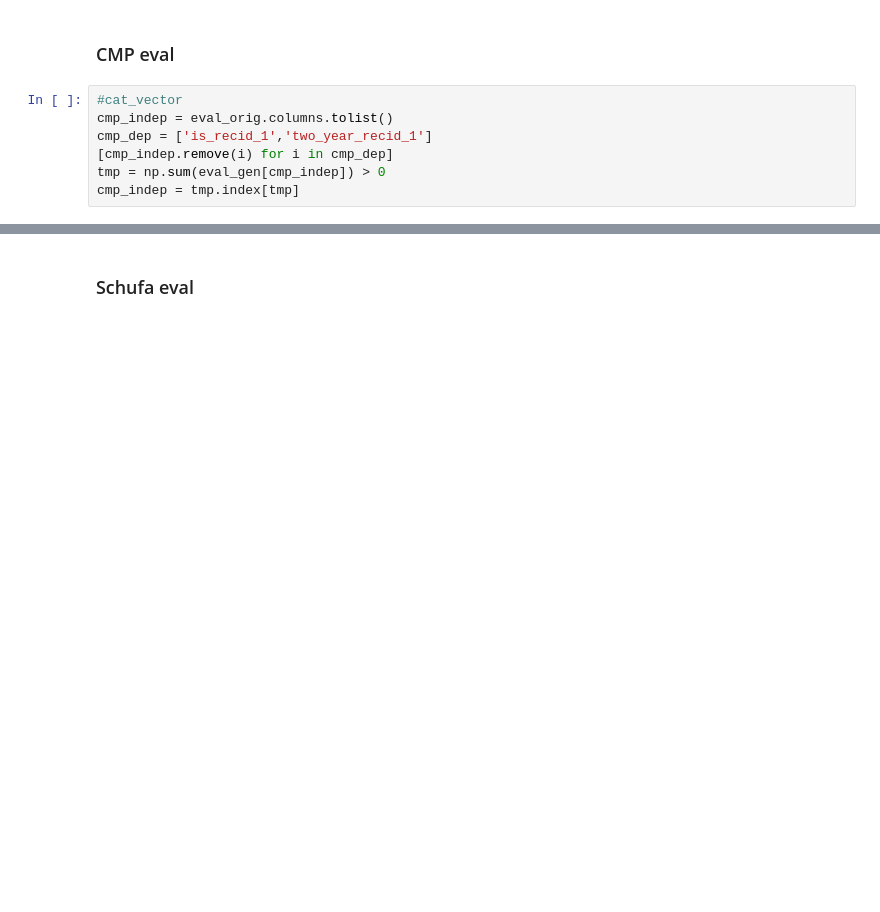
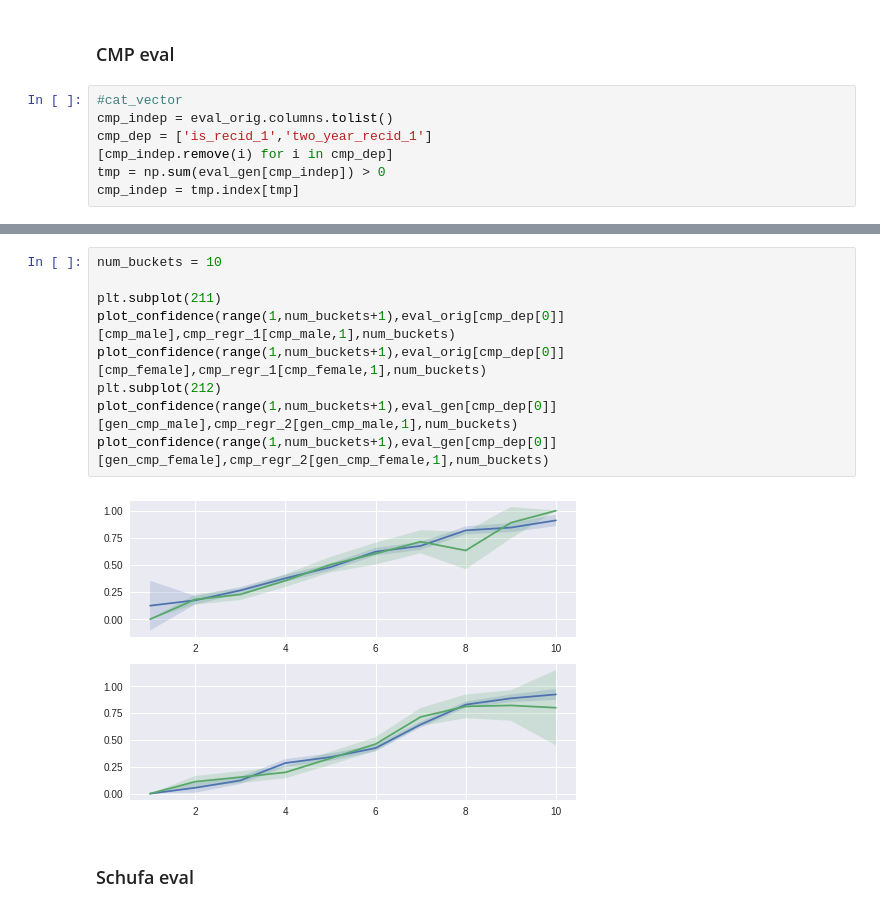
Before and after one commit to eliasbaumann/UnfairGAN, a Jupyter notebook: UnfairGAN_TPU_trial.ipynb, the cells around one changed output, grey strips where cells are left out. Cells and saved outputs as stored; diff of their text form; blank space fills up the shorter version.

```diff
--- a/UnfairGAN_TPU_trial.ipynb
+++ b/UnfairGAN_TPU_trial.ipynb
@@ -667,3 +759,14 @@ cmp_comp,cmp_regr_1,cmp_regr_2 = simpleLogit_comparison(eval_orig[cmp_indep],eva
+# %%
+num_buckets = 10
+
+plt.subplot(211)
+plot_confidence(range(1,num_buckets+1),eval_orig[cmp_dep[0]][cmp_male],cmp_regr_1[cmp_male,1],num_buckets)
+plot_confidence(range(1,num_buckets+1),eval_orig[cmp_dep[0]][cmp_female],cmp_regr_1[cmp_female,1],num_buckets)
+plt.subplot(212)
+plot_confidence(range(1,num_buckets+1),eval_gen[cmp_dep[0]][gen_cmp_male],cmp_regr_2[gen_cmp_male,1],num_buckets)
+plot_confidence(range(1,num_buckets+1),eval_gen[cmp_dep[0]][gen_cmp_female],cmp_regr_2[gen_cmp_female,1],num_buckets)
+# %% [output]
+[figure, added]
 # %% [markdown]
 ### Schufa eval
 # %%
```
Also changed, not shown: parts of 39 cells of this notebook.
